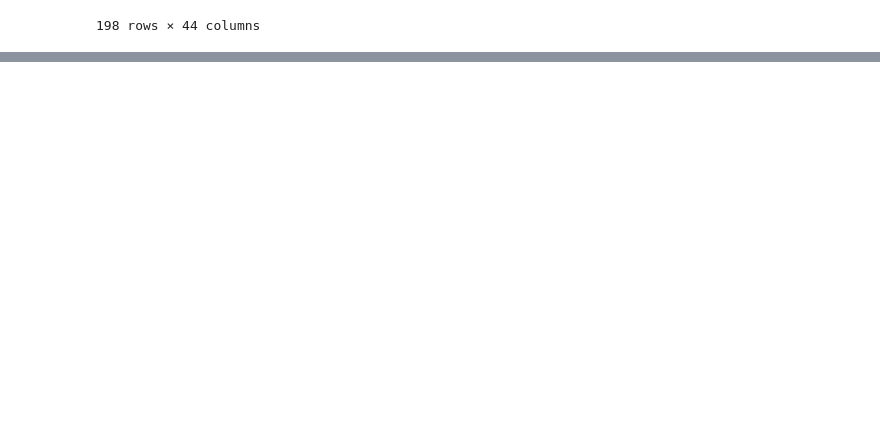
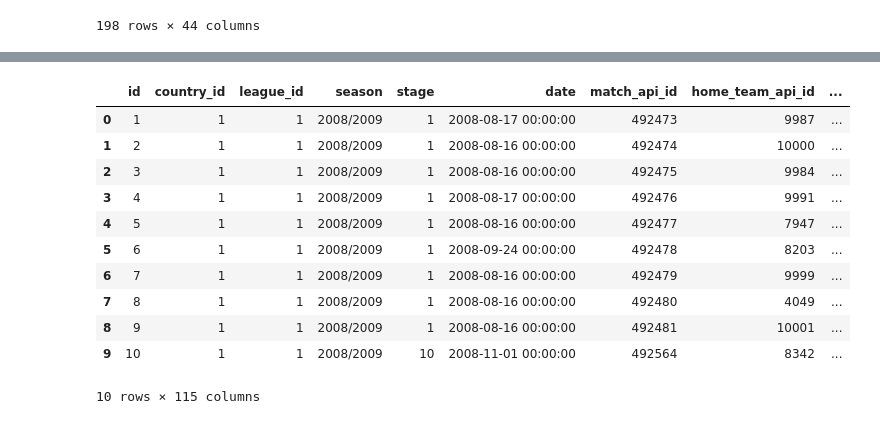
Before and after one commit to sage-gendron/Data-Projects, a Jupyter notebook: european-soccer-data-data-analysis.ipynb, the cells around one changed output, grey strips where cells are left out. Cells and saved outputs as stored; diff of their text form; code cells hidden in the pictures; blank space fills up the shorter version.

```diff
--- a/european-soccer-data-data-analysis.ipynb
+++ b/european-soccer-data-data-analysis.ipynb
@@ -111,0 +220,21 @@ pwa
+# %%
+matches_query = """
+SELECT *
+FROM Match
+LIMIT 10"""
+
+ten_matches = pd.read_sql(matches_query, conn)
+ten_matches
+# %% [output]
+|  | id | country_id | league_id | season | stage | date | match_api_id | home_team_api_id | ... |
+| 0 | 1 | 1 | 1 | 2008/2009 | 1 | 2008-08-17 00:00:00 | 492473 | 9987 | ... |
+| 1 | 2 | 1 | 1 | 2008/2009 | 1 | 2008-08-16 00:00:00 | 492474 | 10000 | ... |
+| 2 | 3 | 1 | 1 | 2008/2009 | 1 | 2008-08-16 00:00:00 | 492475 | 9984 | ... |
+| 3 | 4 | 1 | 1 | 2008/2009 | 1 | 2008-08-17 00:00:00 | 492476 | 9991 | ... |
+| 4 | 5 | 1 | 1 | 2008/2009 | 1 | 2008-08-16 00:00:00 | 492477 | 7947 | ... |
+| 5 | 6 | 1 | 1 | 2008/2009 | 1 | 2008-09-24 00:00:00 | 492478 | 8203 | ... |
+| 6 | 7 | 1 | 1 | 2008/2009 | 1 | 2008-08-16 00:00:00 | 492479 | 9999 | ... |
+| 7 | 8 | 1 | 1 | 2008/2009 | 1 | 2008-08-16 00:00:00 | 492480 | 4049 | ... |
+| 8 | 9 | 1 | 1 | 2008/2009 | 1 | 2008-08-16 00:00:00 | 492481 | 10001 | ... |
+| 9 | 10 | 1 | 1 | 2008/2009 | 10 | 2008-11-01 00:00:00 | 492564 | 8342 | ... |
+10 rows × 115 columns
```
Also changed, not shown: parts of 17 cells of this notebook.
